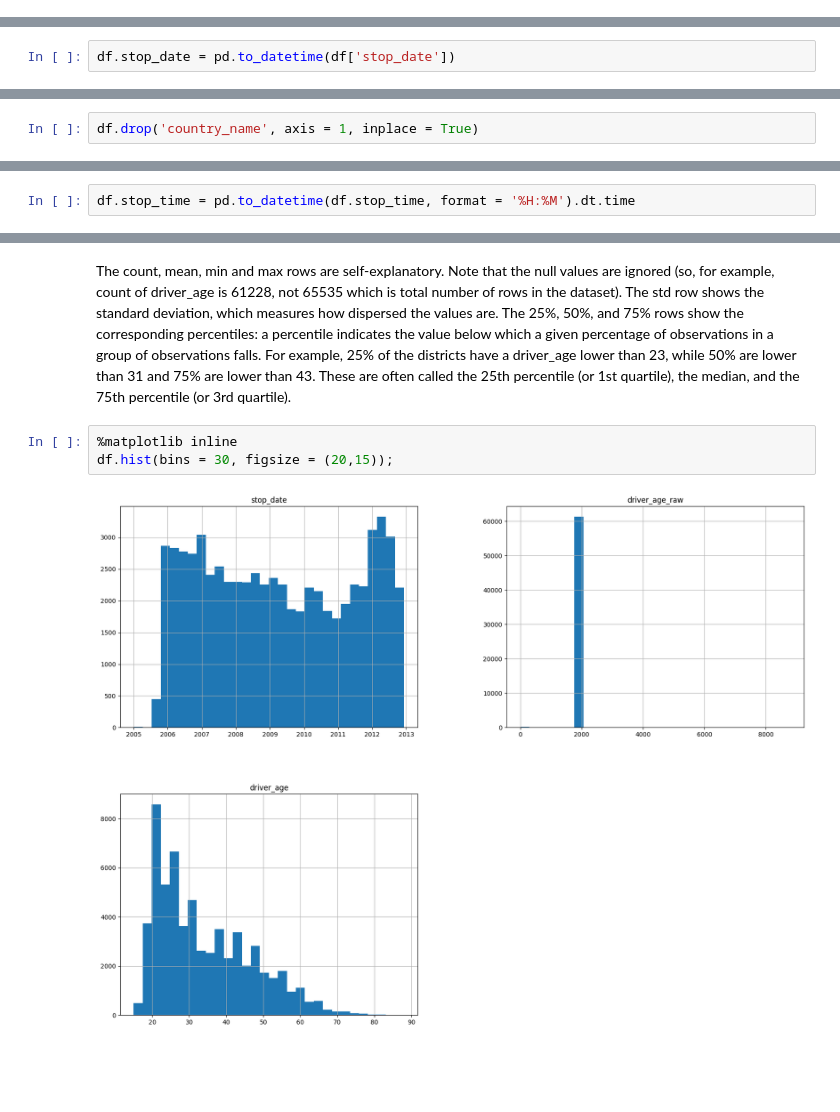
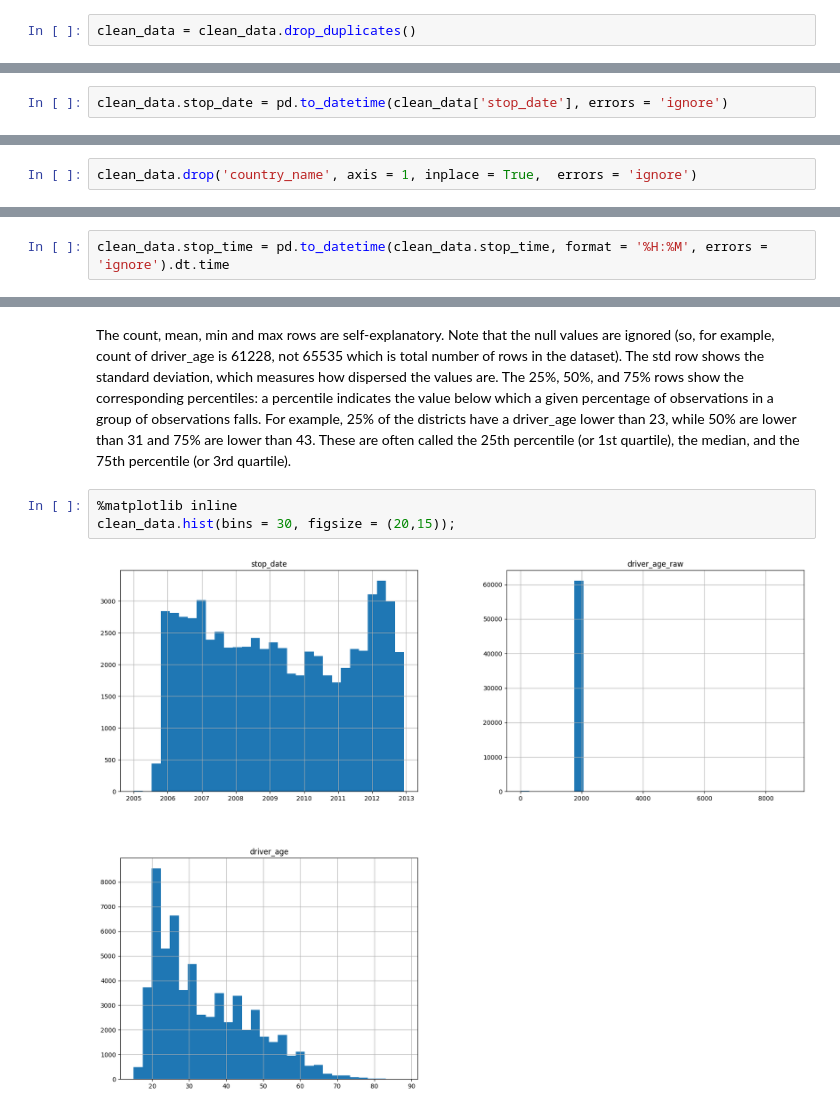
Before and after one commit to Eminent-thinker/policeData, a Jupyter notebook: policeData.ipynb, the cells around one changed output, grey strips where cells are left out. Drawn from its saved outputs; the diff is of its cells as text; blank space fills up the shorter version.

```diff
--- a/policeData.ipynb
+++ b/policeData.ipynb
@@ -88,0 +193,2 @@ memory usage: 6.6+ MB
+# %%
+clean_data = clean_data.drop_duplicates()
@@ -91,2 +209,2 @@ memory usage: 6.6+ MB
 # %%
-df.stop_date = pd.to_datetime(df['stop_date'])
+clean_data.stop_date = pd.to_datetime(clean_data['stop_date'], errors = 'ignore')
@@ -113,4 +237,4 @@ memory usage: 6.6+ MB
 # %% [markdown]
 ### Since there was no value in the country_name attribute, I think dropping it won't be an issue so, let's drop the column.
 # %%
-df.drop('country_name', axis = 1, inplace = True)
+clean_data.drop('country_name', axis = 1, inplace = True,  errors = 'ignore')
@@ -447,2 +654,2 @@ for label in ax.containers:
 # %%
-df.stop_time = pd.to_datetime(df.stop_time, format = '%H:%M').dt.time
+clean_data.stop_time = pd.to_datetime(clean_data.stop_time, format = '%H:%M', errors = 'ignore').dt.time
@@ -495,6 +708,6 @@ df.describe()
 The count, mean, min and max rows are self-explanatory. Note that the null values are ignored (so, for example, count of driver_age is 61228, not 65535 which is total number of rows in the dataset). The std row shows the standard deviation, which measures how dispersed the values are. The 25%, 50%, and 75% rows show the corresponding percentiles: a percentile indicates the value below which a given percentage of observations in a group of observations falls. For example, 25% of the districts have a driver_age lower than 23, while 50% are lower than 31 and 75% are lower than 43. These are often called the 25th percentile (or 1st quartile), the median, and the 75th percentile (or 3rd quartile).
 # %%
 %matplotlib inline
-df.hist(bins = 30, figsize = (20,15));
+clean_data.hist(bins = 30, figsize = (20,15));
 # %% [output]
-[figure, old version]
+[figure, new version]
```
Also changed, not shown: parts of 81 cells of this notebook.
